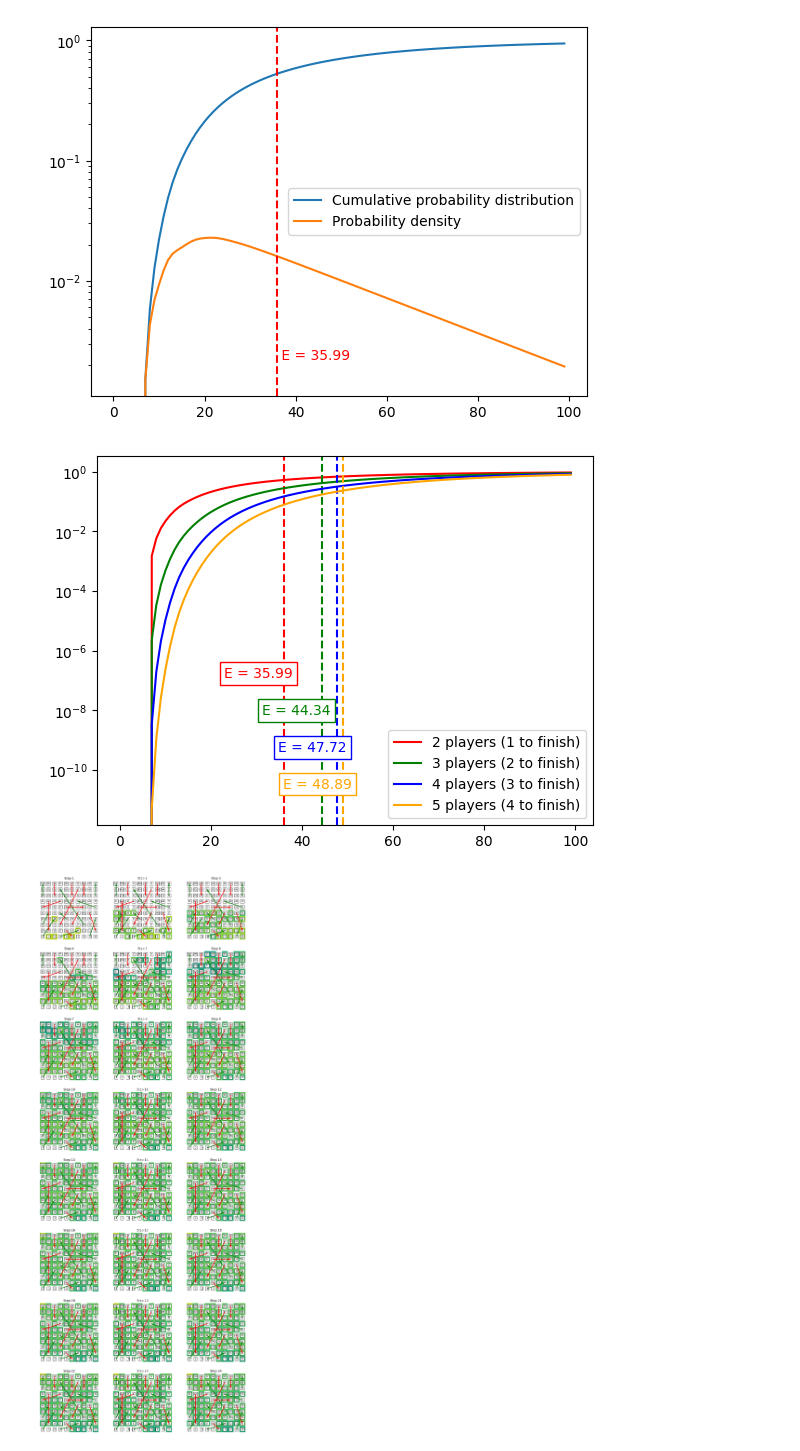
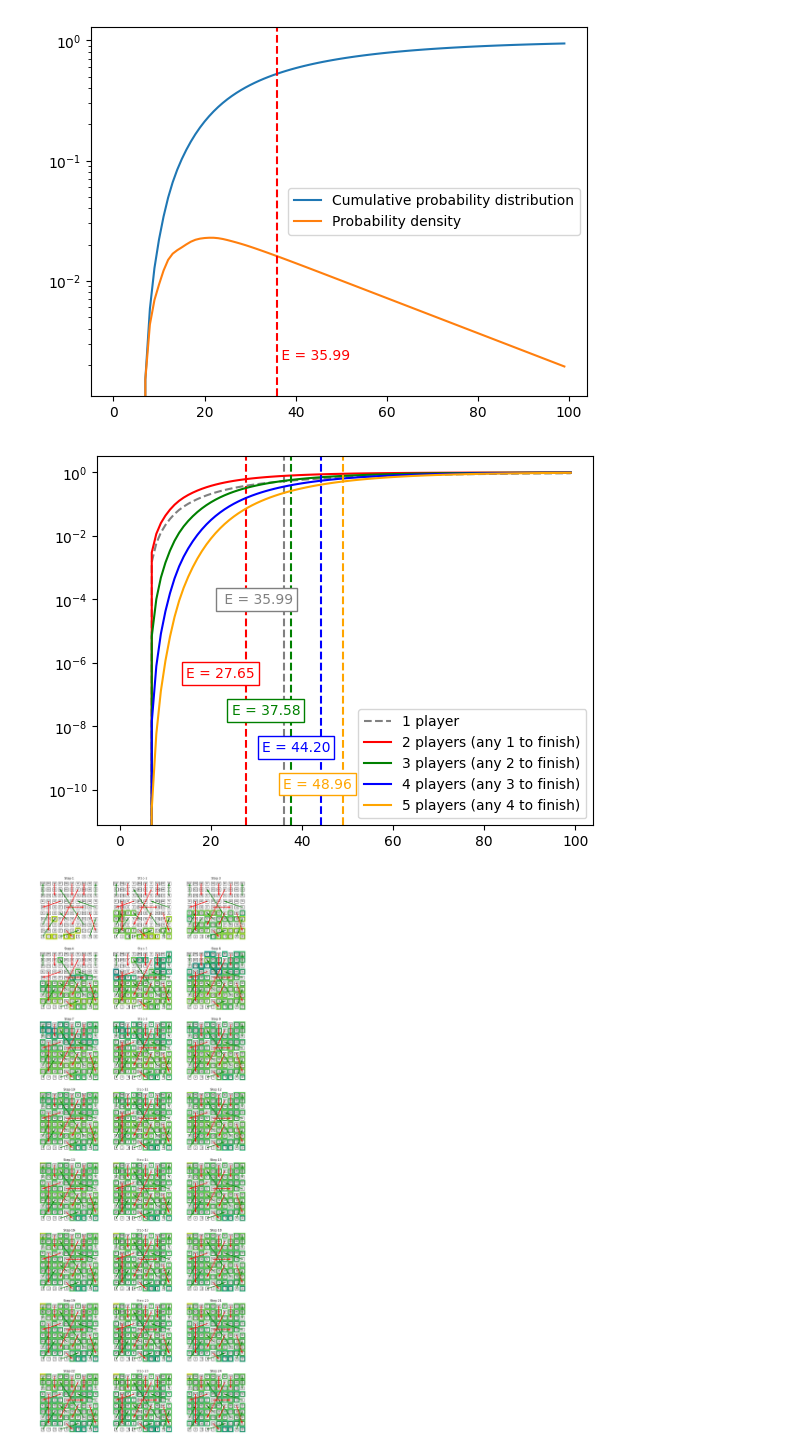
Before and after one commit to mingaleg/snakes_and_ladders_analysis, a Jupyter notebook: analysis.ipynb, the cells around one changed output. Drawn from its saved outputs; the diff is of its cells as text; code cells hidden in the pictures.

Commit message:
Update N players plot to include 1 player baseline

```diff
--- a/analysis.ipynb
+++ b/analysis.ipynb
@@ -100,32 +100,43 @@ plt.show()
 # %%
 # Transforms a list of probabilities for 1 player
 # in a list of probs for a game with N players to finish,
 # that is for N-1 players to reach the finish cell (all but the last player).
 def n_players_prob(probs, n):
-    return [p**(n-1) for p in probs]
+    return [p**(n-1)*(1-p)*n + p**n for p in probs]
 
 fig, ax = plt.subplots()
 trans = ax.get_xaxis_transform()
+
+plt.semilogy(PROB_TO_FINISH, color='grey', linestyle='dashed',
+    label=f"1 player")
+plt.axvline(E, color='grey', linestyle='--')
+plt.text(E+2, .6, f' E = {E:.2f}', transform=trans, color='grey',
+    horizontalalignment='right',
+    bbox={
+        'boxstyle': 'square',
+        'facecolor': 'white',
+        'edgecolor': 'grey',
+    })
 
 for n, c in (
     (2, 'red'), (3, 'green'), (4, 'blue'), (5, 'orange')
 ):
     probs = n_players_prob(PROB_TO_FINISH, n)
-    plt.semilogy(probs, color=c, label=f"{n} players ({n-1} to finish)")
-    E = expexted(prob_density(probs))
-    plt.axvline(E, color=c, linestyle='--')
-    plt.text(E+2, .6 - .1*n, f'E = {E:.2f}', transform=trans, color=c,
+    plt.semilogy(probs, color=c, label=f"{n} players (any {n-1} to finish)")
+    _E = expexted(prob_density(probs))
+    plt.axvline(_E, color=c, linestyle='--')
+    plt.text(_E+2, .6 - .1*n, f'E = {_E:.2f}', transform=trans, color=c,
         horizontalalignment='right',
         bbox={
             'boxstyle': 'square',
             'facecolor': 'white',
             'edgecolor': c,
         })
 
 plt.legend()
 plt.show()
 # %% [output]
-[figure, old version]
+[figure, new version]
 # %%
 import math
 
```
